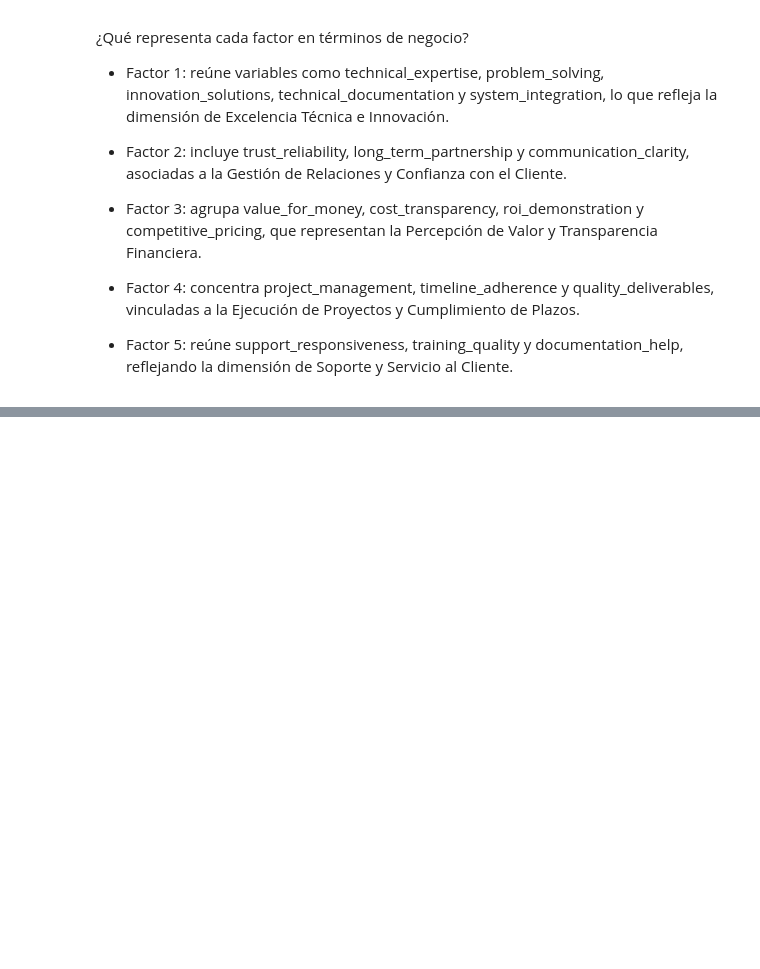
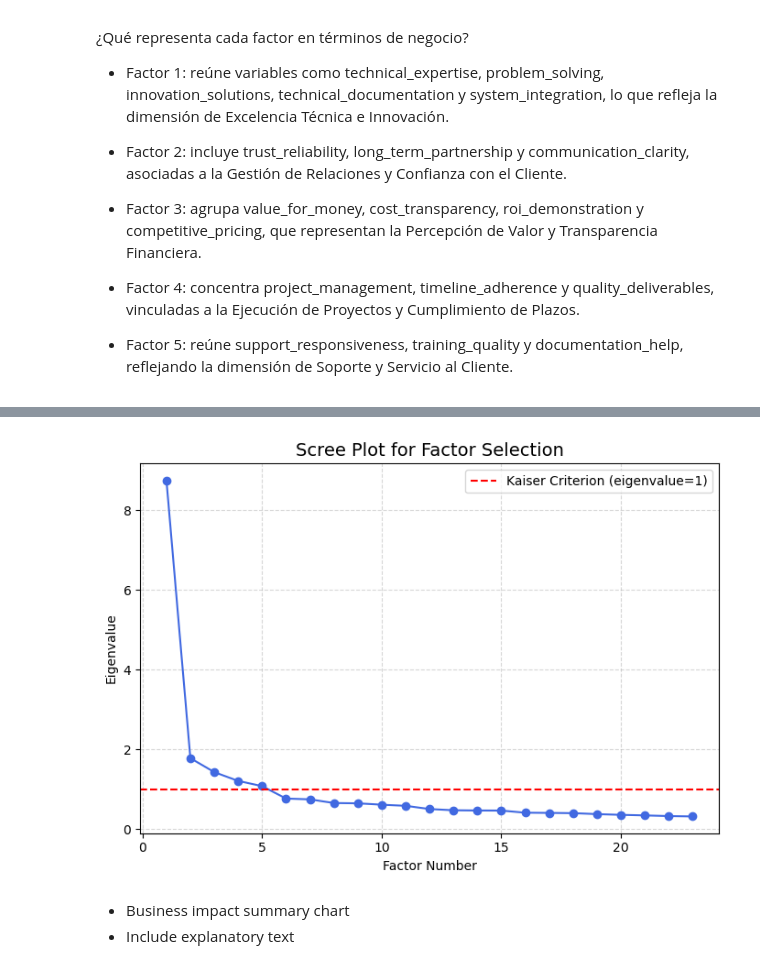
Before and after one commit to reeperezz/Collaborative-Business-Case---Factor-Analysis, a Jupyter notebook: Customer/customer_satisfaction_analysis_team.ipynb, the cells around one changed output, grey strips where cells are left out. Drawn from its saved outputs; the diff is of its cells as text; code cells hidden in the pictures; blank space fills up the shorter version.

```diff
--- a/Customer/customer_satisfaction_analysis_team.ipynb
+++ b/Customer/customer_satisfaction_analysis_team.ipynb
@@ -120,10 +158,3 @@ Se muestra que las variables técnicas están muy relacionadas entre sí, como s
 #### 1.2 Factor Analysis Suitability
 # %% [markdown]
 **Required Tests:**
-# %%
-#Variables de satisfacción
-items = [c for c in items if c in df.columns]
-data = df[items].dropna()
-
-print(f"Variables seleccionadas para análisis factorial: {len(items)}")
-print(f"Filas después de eliminar datos faltantes: {data.shape[0]}")
@@ -133,3 +161,7 @@ Filas después de eliminar datos faltantes: 3235
+# %%
+data = data.dropna()
+scaler = StandardScaler()
+data = scaler.fit_transform(data)
 # %%
 #KMO test
 # Valores > 0.6 indican que el análisis factorial es bueno.
@@ -218,13 +267,3 @@ Las correlaciones muestran agrupamientos claros entre las variables relacionadas
 ## **Part 2: Factor Extraction and Determination**
 # %% [markdown]
 ### 2.1 Determining Number of Factors
-# %%
-#Seleccionar y estandarizar variables
-items = [c for c in items if c in df.columns]
-
-data = df[items].dropna()
-scaler = StandardScaler()
-data_scaled = scaler.fit_transform(data)
-
-print(f"Variables seleccionadas: {len(items)}")
-print(f"Observaciones: {data_scaled.shape[0]}")
@@ -233,0 +270,9 @@ Observaciones: 3235
+# %%
+# Calcular eigenvalores
+fa = FactorAnalyzer(rotation=None)
+fa.fit(data)
+
+
+eigenvalues, vectors = fa.get_eigenvalues()
+
+eigenvalues
@@ -338,0 +654,14 @@ Según los resultados del análisis, cinco factores explican de manera adecuada
+# %%
+
+plt.figure(figsize=(7, 5))
+plt.plot(range(1, len(eigenvalues) + 1), eigenvalues, 'o-', color='royalblue')
+plt.axhline(y=1, color='red', linestyle='--', label='Kaiser Criterion (eigenvalue=1)')
+plt.title("Scree Plot for Factor Selection", fontsize=14)
+plt.xlabel("Factor Number")
+plt.ylabel("Eigenvalue")
+plt.legend()
+plt.grid(True, linestyle="--", alpha=0.5)
+plt.tight_layout()
+plt.show()
+# %% [output]
+[figure, added]
@@ -338,0 +688,3 @@ Según los resultados del análisis, cinco factores explican de manera adecuada
+# %% [markdown]
+- Business impact summary chart
+- Include explanatory text
```
Also changed, not shown: parts of 50 cells of this notebook, 6 other files.
